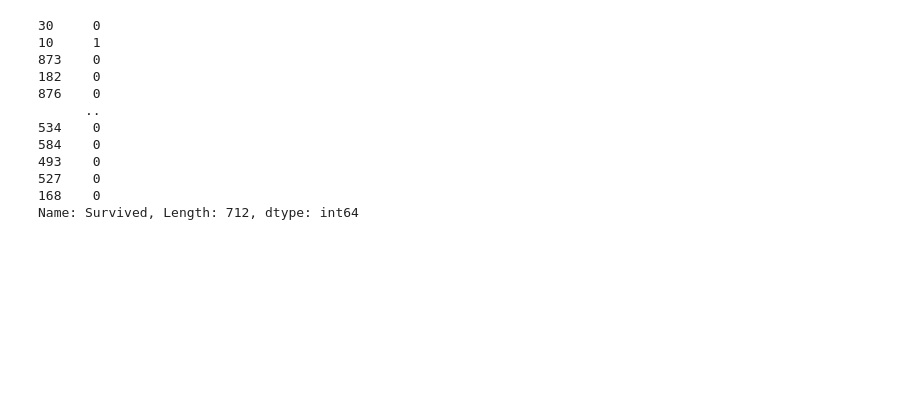
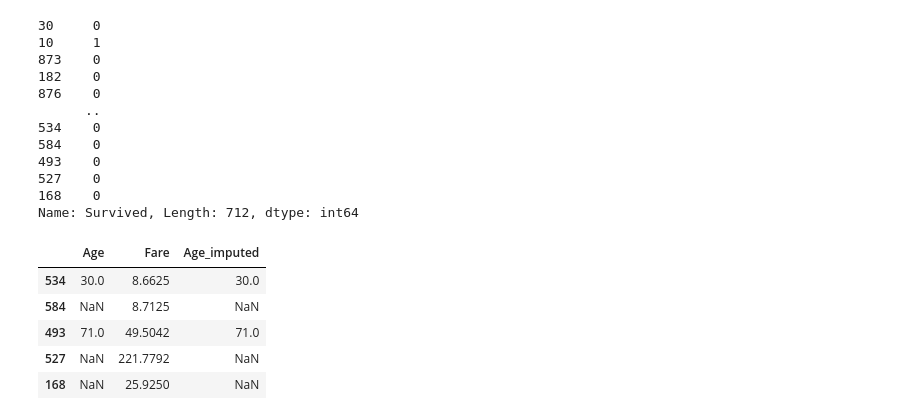
Before and after one commit to amitmishra-cs/100-Days_ML_DL, a Jupyter notebook: 31-missing indicater/random simple impu.ipynb, the cells around one changed output. Saved outputs shown, nothing was run; the diff lists cells and outputs as text; code cells hidden in the pictures; blank space fills up the shorter version.

```diff
--- a/31-missing indicater/random simple impu.ipynb
+++ b/31-missing indicater/random simple impu.ipynb
@@ -74,3 +74,12 @@ Name: Survived, Length: 712, dtype: int64
 # %%
 X_train['Age_imputed'] =X_train['Age']
 X_test['Age_imputed'] =X_test['Age']
+# %%
+X_train.tail()
+# %% [output]
+|  | Age | Fare | Age_imputed |
+| 534 | 30.0 | 8.6625 | 30.0 |
+| 584 | NaN | 8.7125 | NaN |
+| 493 | 71.0 | 49.5042 | 71.0 |
+| 527 | NaN | 221.7792 | NaN |
+| 168 | NaN | 25.9250 | NaN |
```
Also changed, not shown: parts of 8 cells of this notebook.
